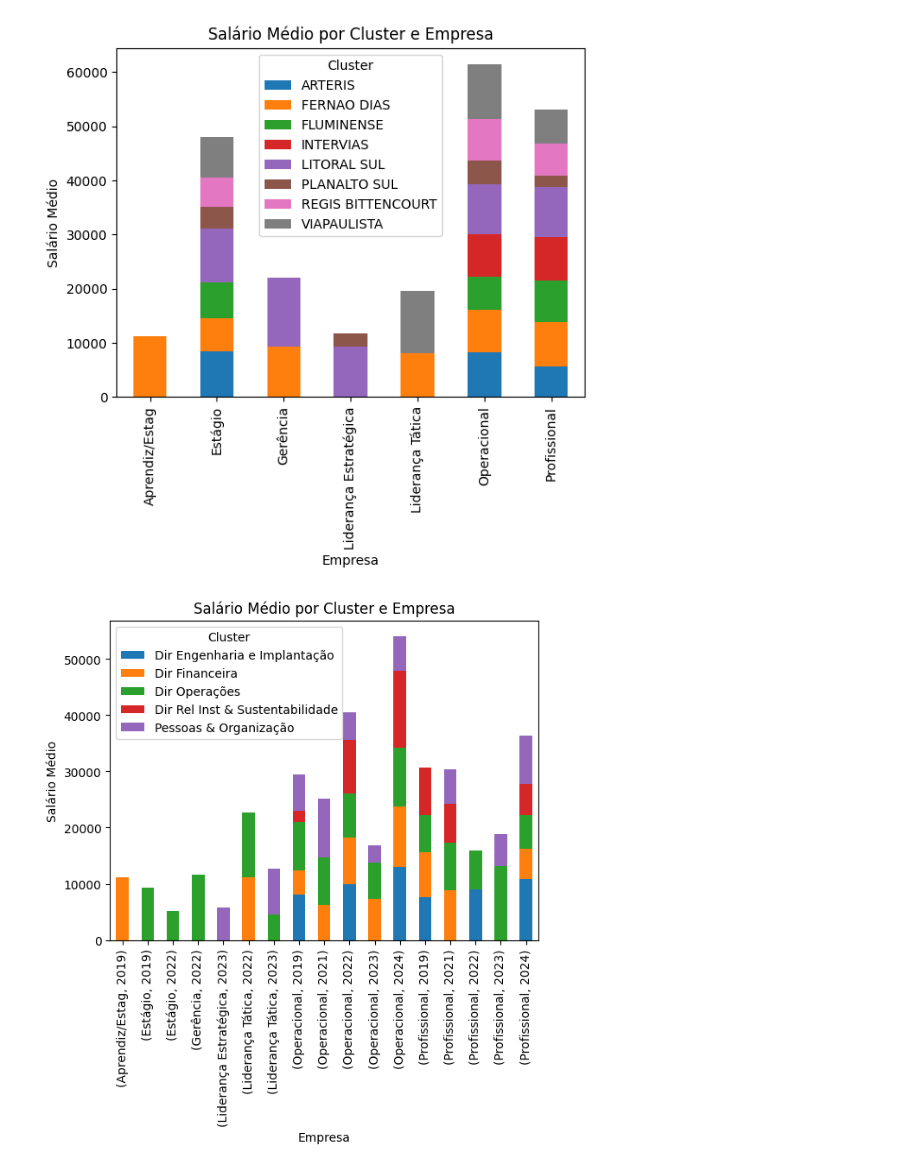
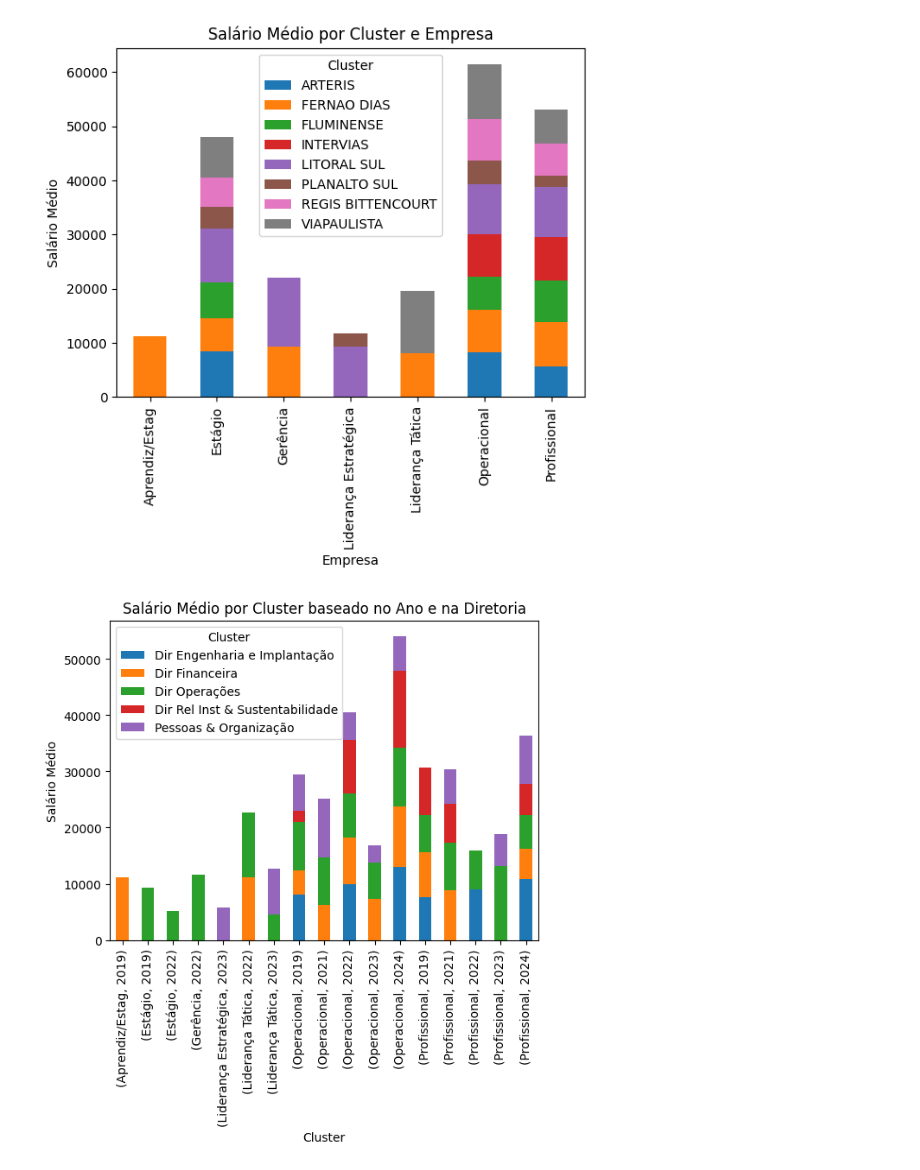
Before and after one commit to kauesaula/Case-Analise-de-Dados, a Jupyter notebook: Projeto_Case_Análise_de_Dados.ipynb, the cells around one changed output. Drawn from its saved outputs; the diff is of its cells as text; code cells hidden in the pictures.

```diff
--- a/Projeto_Case_Análise_de_Dados.ipynb
+++ b/Projeto_Case_Análise_de_Dados.ipynb
@@ -261,13 +263,16 @@ plt.show()
 # %%
+# Analisando a relação salarial da cluster com base na relação entre ano de entrada e diretoria
+  # Onde Média de Salário por Cargo, Ano de Entrada e Diretoria = Soma dos Salários do Cargo, Ano de Entrada e Diretoria / Número de Registros do Cargo, Ano de Entrada e Diretoria
+
 media_salario_cluster_ano_diretoria = df_dados.groupby(['cluster', 'ano_entrada', 'diretoria'])['salario'].mean()
 media_salario_cluster_ano_diretoria
 
 media_salario_cluster_ano_diretoria_desempilhado = media_salario_cluster_ano_diretoria.unstack()
 media_salario_cluster_ano_diretoria_desempilhado.plot(kind="bar", stacked=True)
-plt.xlabel('Empresa')
+plt.xlabel('Cluster')
 plt.ylabel('Salário Médio')
-plt.title('Salário Médio por Cluster e Empresa')
+plt.title('Salário Médio por Cluster baseado no Ano e na Diretoria')
 plt.legend(title='Cluster')
 plt.show()
 # %% [output]
-[figure, old version]
+[figure, new version]
```
Also changed, not shown: parts of 5 cells of this notebook.
